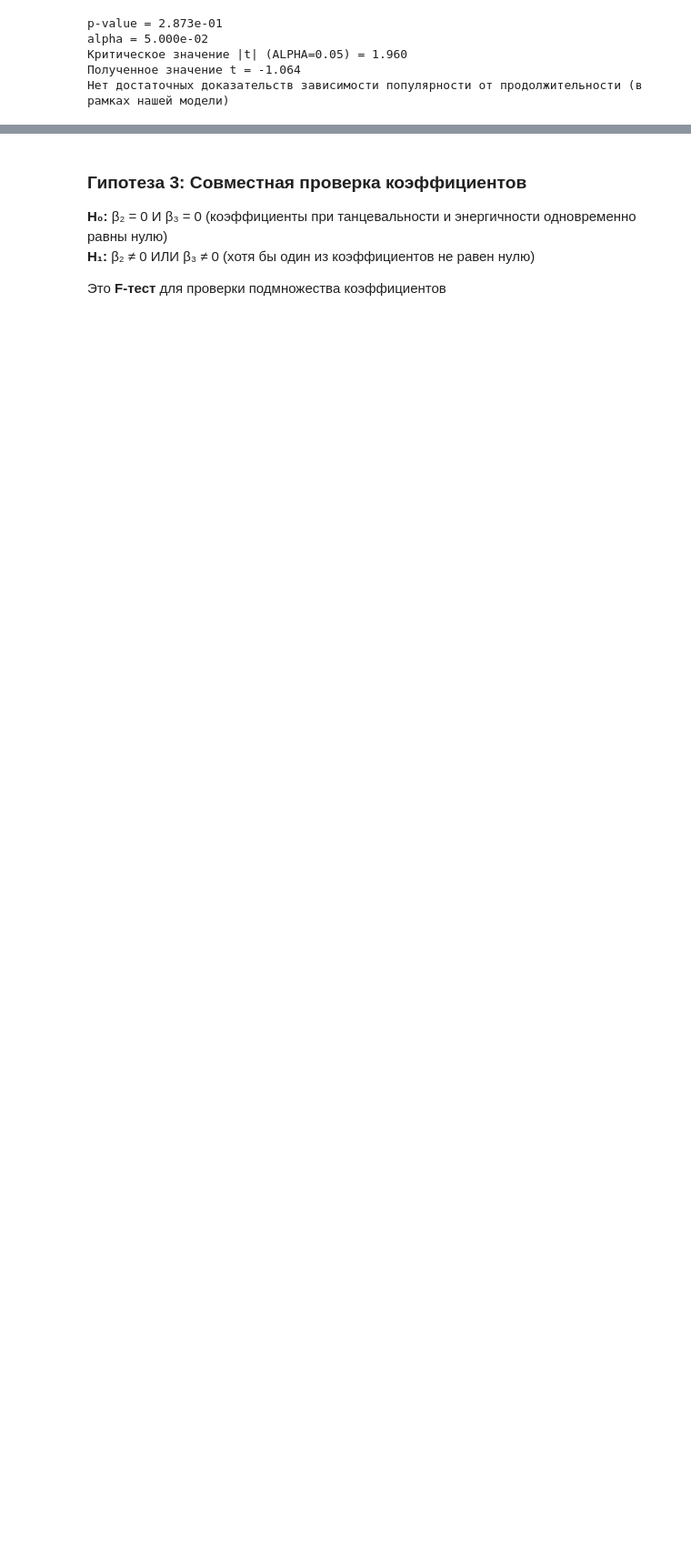
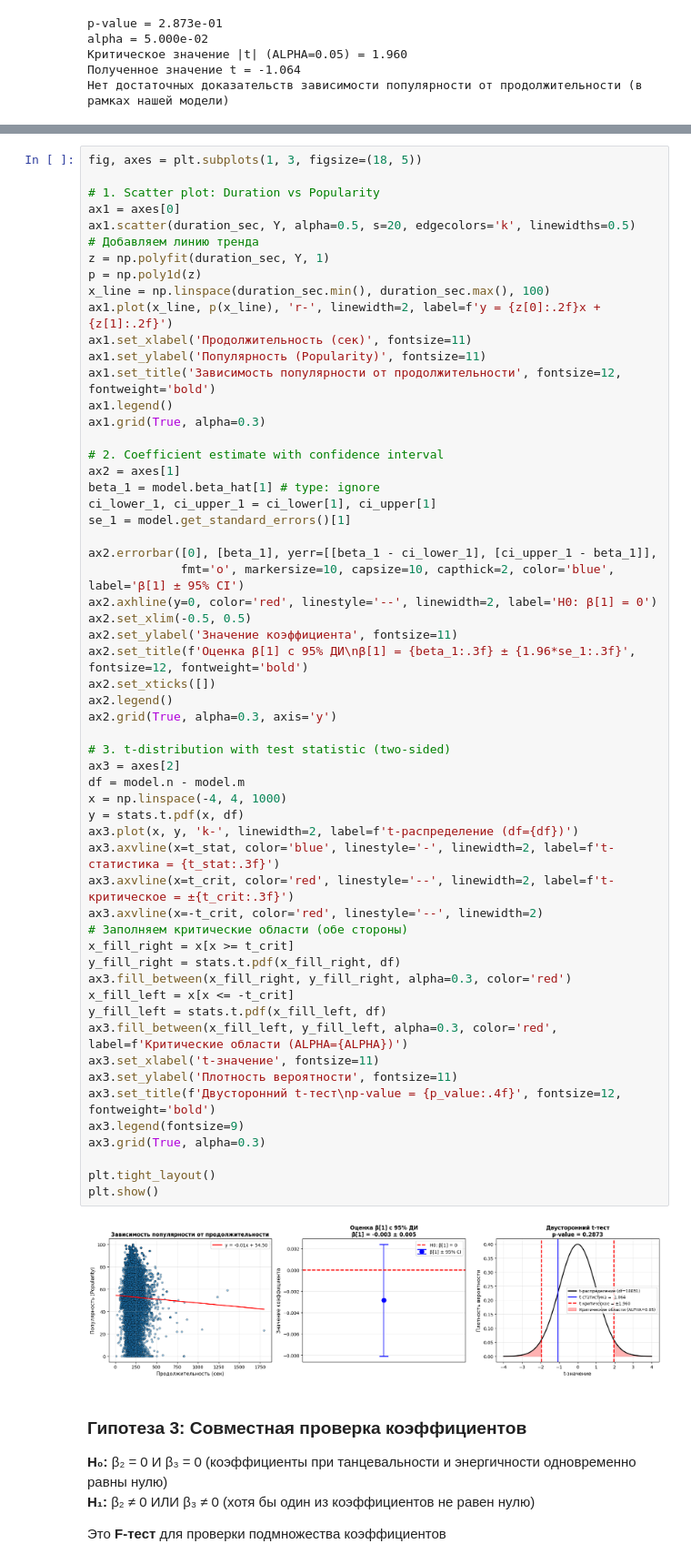
Before and after one commit to V4Vd/matstat, a Jupyter notebook: lab5/task_1.ipynb, the cells around one changed output, grey strips where cells are left out. Shown: that part at 91% size. Saved outputs shown, nothing was run; the diff lists cells and outputs as text; blank space fills up the shorter version.

```diff
--- a/lab5/task_1.ipynb
+++ b/lab5/task_1.ipynb
@@ -317,3 +375,62 @@ alpha = 5.000e-02
+# %%
+fig, axes = plt.subplots(1, 3, figsize=(18, 5))
+
+# 1. Scatter plot: Duration vs Popularity
+ax1 = axes[0]
+ax1.scatter(duration_sec, Y, alpha=0.5, s=20, edgecolors='k', linewidths=0.5)
+# Добавляем линию тренда
+z = np.polyfit(duration_sec, Y, 1)
+p = np.poly1d(z)
+x_line = np.linspace(duration_sec.min(), duration_sec.max(), 100)
+ax1.plot(x_line, p(x_line), 'r-', linewidth=2, label=f'y = {z[0]:.2f}x + {z[1]:.2f}')
+ax1.set_xlabel('Продолжительность (сек)', fontsize=11)
+ax1.set_ylabel('Популярность (Popularity)', fontsize=11)
+ax1.set_title('Зависимость популярности от продолжительности', fontsize=12, fontweight='bold')
+ax1.legend()
+ax1.grid(True, alpha=0.3)
+
+# 2. Coefficient estimate with confidence interval
+ax2 = axes[1]
+beta_1 = model.beta_hat[1] # type: ignore
+ci_lower_1, ci_upper_1 = ci_lower[1], ci_upper[1]
+se_1 = model.get_standard_errors()[1]
+
+ax2.errorbar([0], [beta_1], yerr=[[beta_1 - ci_lower_1], [ci_upper_1 - beta_1]],
+             fmt='o', markersize=10, capsize=10, capthick=2, color='blue', label='β[1] ± 95% CI')
+ax2.axhline(y=0, color='red', linestyle='--', linewidth=2, label='H0: β[1] = 0')
+ax2.set_xlim(-0.5, 0.5)
+ax2.set_ylabel('Значение коэффициента', fontsize=11)
+ax2.set_title(f'Оценка β[1] с 95% ДИ\nβ[1] = {beta_1:.3f} ± {1.96*se_1:.3f}', fontsize=12, fontweight='bold')
+ax2.set_xticks([])
+ax2.legend()
+ax2.grid(True, alpha=0.3, axis='y')
+
+# 3. t-distribution with test statistic (two-sided)
+ax3 = axes[2]
+df = model.n - model.m
+x = np.linspace(-4, 4, 1000)
+y = stats.t.pdf(x, df)
+ax3.plot(x, y, 'k-', linewidth=2, label=f't-распределение (df={df})')
+ax3.axvline(x=t_stat, color='blue', linestyle='-', linewidth=2, label=f't-статистика = {t_stat:.3f}')
+ax3.axvline(x=t_crit, color='red', linestyle='--', linewidth=2, label=f't-критическое = ±{t_crit:.3f}')
+ax3.axvline(x=-t_crit, color='red', linestyle='--', linewidth=2)
+# Заполняем критические области (обе стороны)
+x_fill_right = x[x >= t_crit]
+y_fill_right = stats.t.pdf(x_fill_right, df)
+ax3.fill_between(x_fill_right, y_fill_right, alpha=0.3, color='red')
+x_fill_left = x[x <= -t_crit]
+y_fill_left = stats.t.pdf(x_fill_left, df)
+ax3.fill_between(x_fill_left, y_fill_left, alpha=0.3, color='red', label=f'Критические области (ALPHA={ALPHA})')
+ax3.set_xlabel('t-значение', fontsize=11)
+ax3.set_ylabel('Плотность вероятности', fontsize=11)
+ax3.set_title(f'Двусторонний t-тест\np-value = {p_value:.4f}', fontsize=12, fontweight='bold')
+ax3.legend(fontsize=9)
+ax3.grid(True, alpha=0.3)
+
+plt.tight_layout()
+plt.show()
+# %% [output]
+[figure, added]
 # %% [markdown]
 ### Гипотеза 3: Совместная проверка коэффициентов
 
```
Also changed, not shown: parts of 3 cells of this notebook.
